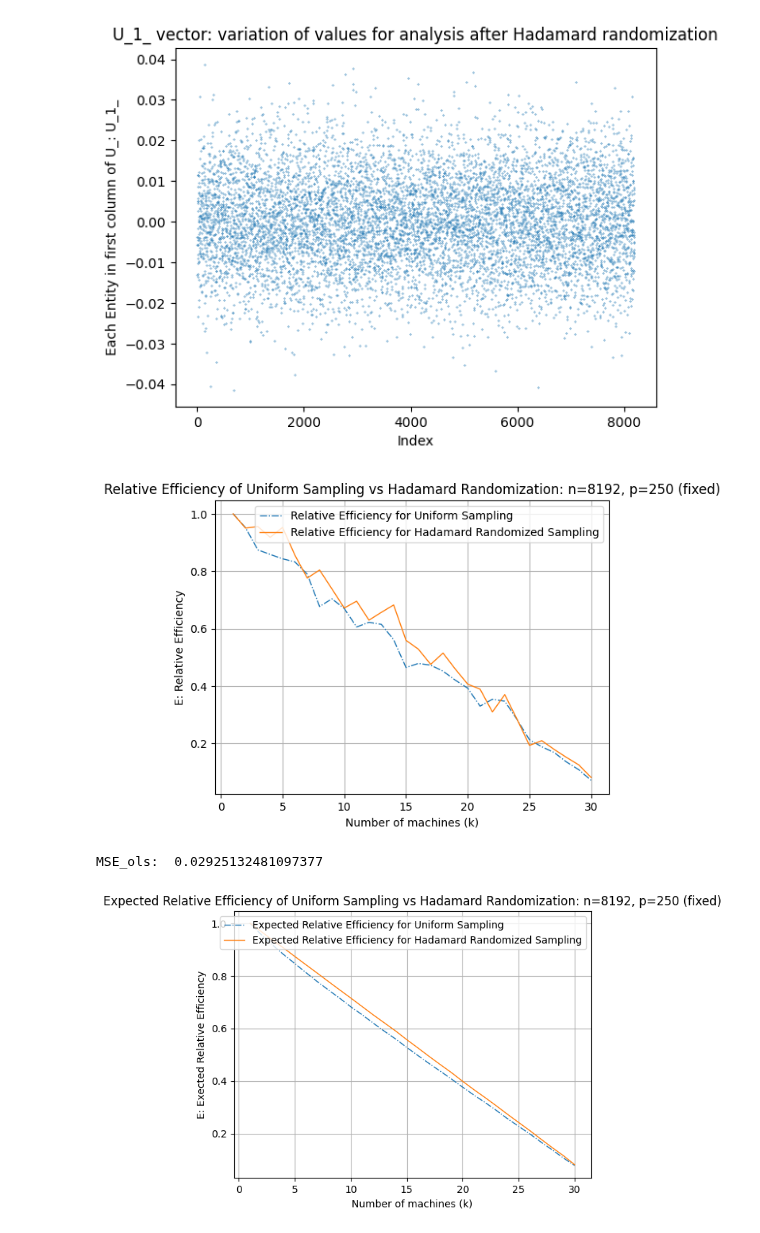
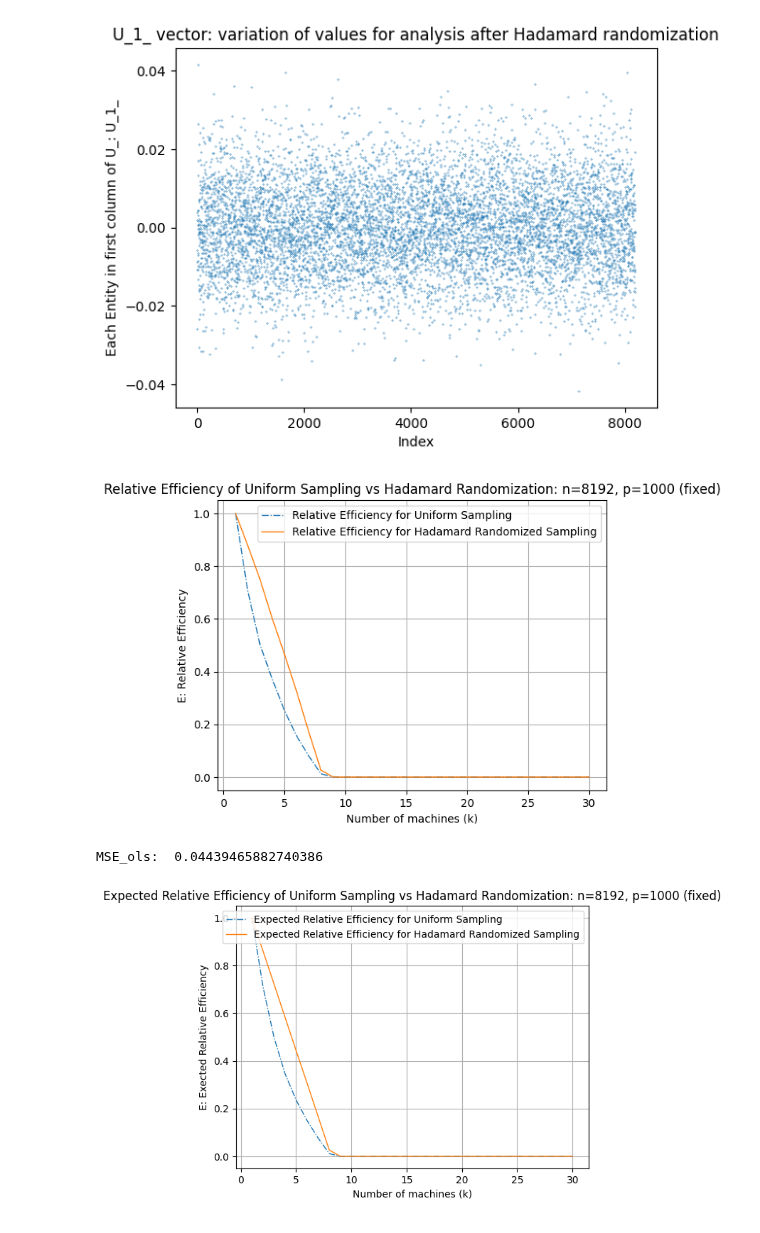
Before and after one commit to FergieLigaLlj/Statistical-Machine-Learning-Research-with-Pro.-Zhang-Zhixiang, a Jupyter notebook: Distributed Sketching for Randomized Optimization in Regression Training/Step5_What Kind of Xi will fall/Adjusted_Simulation_1.ipynb, the cells around one changed output. Cells and saved outputs as stored; diff of their text form; code cells hidden in the pictures.

```diff
--- a/Distributed Sketching for Randomized Optimization in Regression Training/Step5_What Kind of Xi will fall/Adjusted_Simulation_1.ipynb
+++ b/Distributed Sketching for Randomized Optimization in Regression Training/Step5_What Kind of Xi will fall/Adjusted_Simulation_1.ipynb
@@ -88,7 +88,7 @@ def simulation_1(n,p,w1,m1,m2,sigma1,sigma2):
     Y = np.dot(X, beta) + epsilon
     return X, Y, beta
 # %%
-X,Y,beta = simulation_1(8192,250,0.01,5,0,10,1)
+X,Y,beta = simulation_1(8192,1000,0.3,5,0,10,1)
 # %%
 # Compute the singular decomposition of matrix X, X = (U)(Σ)(V^T)
 U, s, Vh = np.linalg.svd(X)
@@ -151,7 +151,7 @@ plt.ylabel('Each Entity in first column of U_: U_1_')
 plt.title('U_1_ vector: variation of values for analysis after Hadamard randomization')
 plt.show()
 # %% [output]
-[figure, old version]
+[figure, new version]
 # %%
 def partition_matrix(X,Y,k):
     """
@@ -220,22 +220,22 @@ def average_regression_train(X,Y,k):
 # %%
 E_uniform_sampling = []
 E_hadamard_randomization = []
 for i in range(30):
     num = i + 1
     difference_us = LA_REAL_difference(np.eye(X.shape[1]),average_regression_train(X,Y,num))
     E_uniform_sampling.append(difference_ols/difference_us)
     difference_hadamard = LA_REAL_difference(np.eye(X.shape[1]),average_regression_train(X_hadamard,Y_hadamard,num))
     E_hadamard_randomization.append(difference_ols/difference_hadamard)
 plt.plot(range(1, 31), E_uniform_sampling, label='Relative Efficiency for Uniform Sampling',linestyle = '-.',linewidth = 1)
 plt.plot(range(1, 31), E_hadamard_randomization, label='Relative Efficiency for Hadamard Randomized Sampling',linestyle = '-',linewidth = 1)
 plt.xlabel('Number of machines (k)')
 plt.ylabel('E: Relative Efficiency')
-plt.title('Relative Efficiency of Uniform Sampling vs Hadamard Randomization: n=8192, p=250 (fixed)')
+plt.title('Relative Efficiency of Uniform Sampling vs Hadamard Randomization: n=8192, p=1000 (fixed)')
 plt.legend()
 plt.grid()
 plt.show()
 # %% [output]
-[figure, old version]
+[figure, new version]
 # %%
 #Expected Efficiency,DELTA^2 = 1
 def MSE(X,A,delta = 1):
@@ -243,7 +243,7 @@ def MSE(X,A,delta = 1):
 MSE_ols = MSE(X,np.eye(X.shape[1]),delta = 1)
 print("MSE_ols: ", MSE_ols)
 # %% [output]
-MSE_ols:  0.02925132481097377
+MSE_ols:  0.04439465882740386
 # %%
 def average_MSE_expectation(X,Y,k,delta = 1):
     sub_matrices,sub_target = partition_matrix(X,Y,k)
@@ -274,9 +274,9 @@ plt.plot(range(1, 31), Expected_E_US, label='Expected Relative Efficiency for Un
 plt.plot(range(1, 31), Expected_E_HR, label='Expected Relative Efficiency for Hadamard Randomized Sampling',linestyle = '-',linewidth = 1)
 plt.xlabel('Number of machines (k)')
 plt.ylabel('E: Exected Relative Efficiency')
-plt.title('Expected Relative Efficiency of Uniform Sampling vs Hadamard Randomization: n=8192, p=250 (fixed)')
+plt.title('Expected Relative Efficiency of Uniform Sampling vs Hadamard Randomization: n=8192, p=1000 (fixed)')
 plt.legend()
 plt.grid()
 plt.show()
 # %% [output]
-[figure, old version]
+[figure, new version]
```
Also changed, not shown: parts of 2 cells of this notebook.
